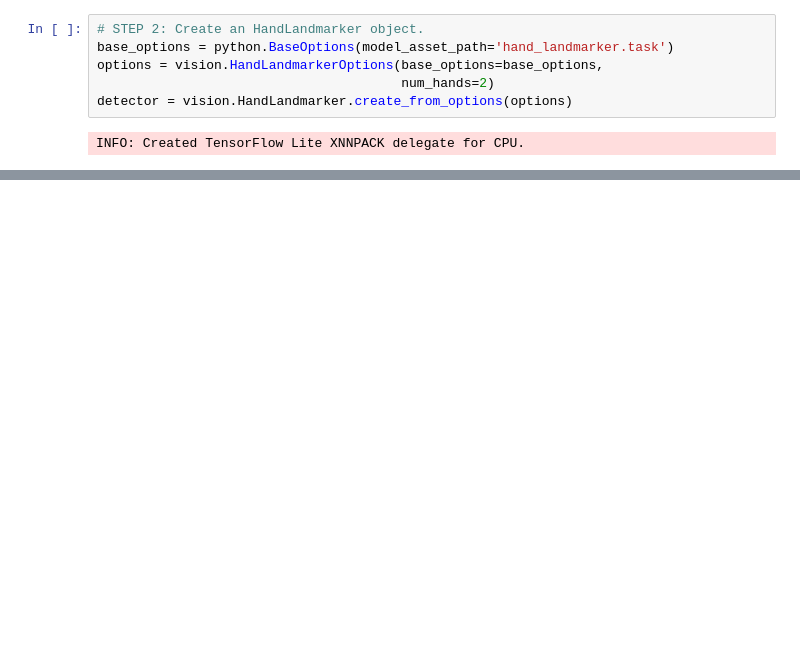
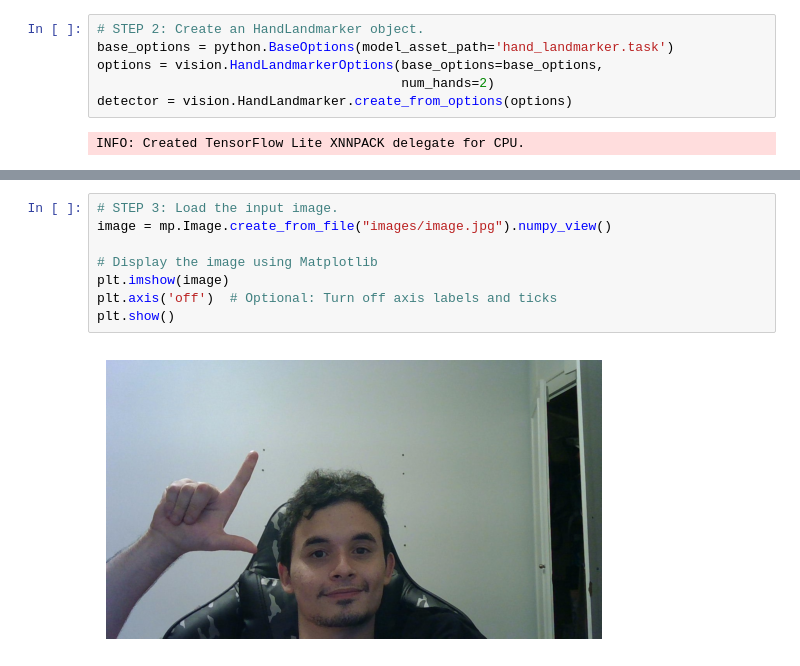
Before and after one commit to LuisEduardoF/ASL-OpenCV, a Jupyter notebook: test.ipynb, the cells around one changed output, grey strips where cells are left out. Saved outputs shown, nothing was run; the diff lists cells and outputs as text; blank space fills up the shorter version.

```diff
--- a/test.ipynb
+++ b/test.ipynb
@@ -68,3 +73,13 @@ def draw_landmarks_on_image(rgb_image, detection_result):
                 FONT_SIZE, HANDEDNESS_TEXT_COLOR, FONT_THICKNESS, cv2.LINE_AA)
 
   return annotated_image
+# %%
+# STEP 3: Load the input image.
+image = mp.Image.create_from_file("images/image.jpg").numpy_view()
+
+# Display the image using Matplotlib
+plt.imshow(image)
+plt.axis('off')  # Optional: Turn off axis labels and ticks
+plt.show()
+# %% [output]
+[figure, added]
```
Also changed, not shown: parts of 8 cells of this notebook, 8 other files.
